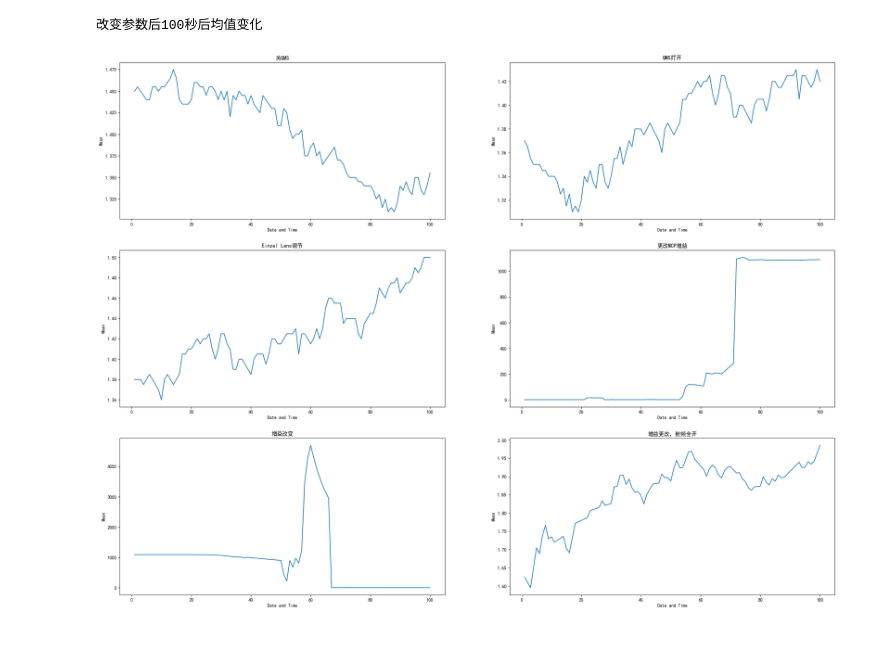
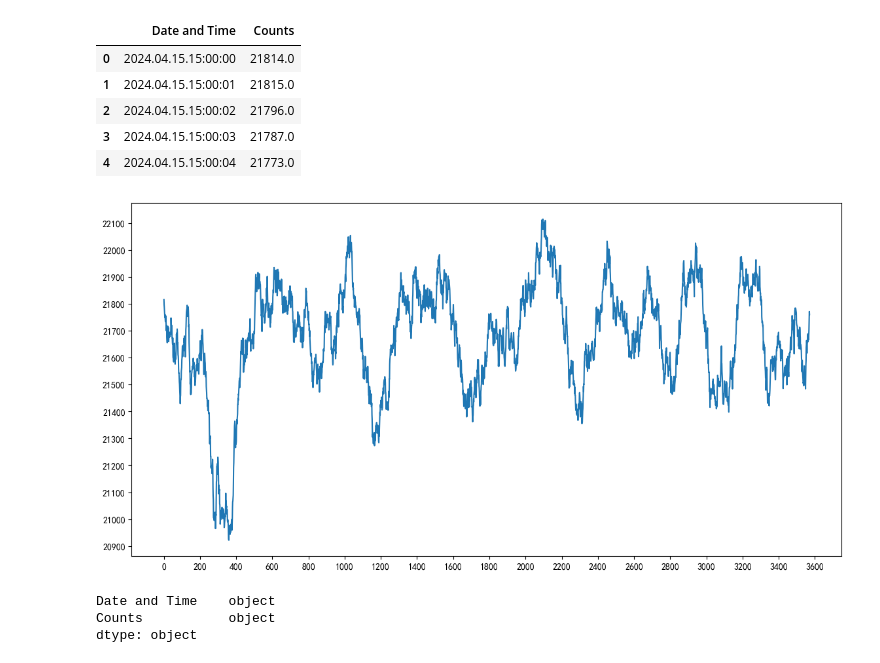
Before and after one commit to AlexSJL/General-UI-for-Counter-Monitoring-and-DC-Programming, a Jupyter notebook: Data_Analysis.ipynb, the cells around one changed output. Drawn from its saved outputs; the diff is of its cells as text; code cells hidden in the pictures.

```diff
--- a/Data_Analysis.ipynb
+++ b/Data_Analysis.ipynb
@@ -28,7 +29,7 @@ class DataAnalysis():
         df = df.loc[df['Bin_ID'] == bin]
 
         df = df[['Date and Time', 'Counts']]
-        df.to_csv(_filename, index=False)
+        df.to_csv(_filename, header = False, index=False)
 
     def line_check(self, win = 100):
         self.win = win
@@ -60,7 +61,7 @@ class DataAnalysis():
             ax.set_title('First {} data points'.format(self.win))
             ax.set_xlabel("Date and Time")
             ax.set_ylabel("Mean")
-            ax.plot(list(range(1, self.win + 1)), self.dic.iloc[:,1])
+            ax.plot(self.dic.iloc[:,0], self.dic.iloc[:,1])
         else:
             l = len(self.dic)
             num_wid = 2
@@ -68,40 +69,66 @@ class DataAnalysis():
             wid = num_wid * 14
             flen = num_len * 7
             fig, ax = plt.subplots(int(num_len), int(num_wid), figsize=(wid, flen))
-
+            tick_spacing = 20
 
             print("改变参数后{}".format(self.win)  + "秒后均值变化")
             for i in range(int(num_len)):
                 for j in range(int(num_wid)):
                     if 2 * i + j < l:
                         ax[i][j].set_title(self.dic[2 * i + j].iloc[0,3])
-                        #ax[i][j].xaxis.set_visible(False)
+                        ax[i][j].xaxis.set_major_locator(ticker.MultipleLocator(tick_spacing))
                         ax[i][j].set_xlabel("Date and Time")
                         ax[i][j].set_ylabel("Mean")
-                        ax[i][j].plot(list(range(1, self.win + 1)), self.dic[2 * i + j].iloc[:,1])
+                        ax[i][j].plot(list(range(1, len(self.dic[2 * i + j].iloc[:,0]) + 1)), self.dic[2 * i + j].iloc[:,1])
 
     def hist_plt(self, num_bin = 32):
         self.hist = []
         for bin in range(num_bin):
             bin_path = self.datapath + '/'  + str(self.Year) + str(self.Month) + str(self.Day) + '/' + 'Binned_Data'
-            _filename = bin_path + '/' + str(self.Year) + str(self.Month) + str(self.Day) + str(self.Hour) + "_Bin_" + str(bin) + "_Data.csv"
+            _filename = bin_path + '/' + str(self.Year) + str(self.Month) + str(self.Day) + str(self.Hour) + "_Bin_" + str(bin + 1) + "_Data.csv"
+            #print(_filename)
 
             col_names = ['Date and Time', 'Counts']
             try:
-                df = pd.read_csv(self.histogram_filename, names = col_names, header=None)
+                df = pd.read_csv(_filename, names = col_names, header=None, encoding = 'gbk', skiprows=1)
             except:
                 raise ValueError('The file or directory does not exist')
 
             self.hist.append(df)
+
+
+        #fig, ax = plt.subplots(num_bin, 1, figsize=(14, 7 * num_bin))
+
+        fig, ax = plt.subplots(1, 1, figsize=(14, 7))
+        tick_spacing0 = 100
+        tick_spacing1 = 200
+        ax.yaxis.set_major_locator(ticker.MultipleLocator(tick_spacing0))
+        ax.xaxis.set_major_locator(ticker.MultipleLocator(tick_spacing1))
+        ax.plot(list(range(1, len(self.hist[0].iloc[1:,0])+1)), self.hist[0].iloc[1:,1])
+        #for i in range(num_bin):
+            #import ipdb; ipdb.set_trace()
+        #    print(len(self.hist[i].iloc[1:,0]))
+        #    ax[i].set_title("Evolution of bin {}".format(str(i + 1)))
+        #    ax[i].set_xlabel("Date and Time")
+        #    ax[i].set_ylabel("Counts")
+        #    ax[i].plot(list(range(1, len(self.hist[i].iloc[1:,0]) + 1)), self.hist[i].iloc[1:,1])
 # %%
 year = '2024'
 Month = '04'
-day = '02'
-Hour = '16'
+day = '15'
+Hour = '15'
 datapath = 'D:/Data/'+ year + '/' + year + Month
 DA = DataAnalysis(datapath=datapath, Year=year, Month=Month, Day=day, Hour=Hour)
-DA.line_check()
-DA.line_check_plt()
+#DA.hist_sort()
+DA.hist_plt()
+DA.hist[0].head(5)
+#DA.line_check()
+#DA.line_check_plt()
 # %% [output]
-改变参数后100秒后均值变化
+|  | Date and Time | Counts |
+| 0 | 2024.04.15.15:00:00 | 21814.0 |
+| 1 | 2024.04.15.15:00:01 | 21815.0 |
+| 2 | 2024.04.15.15:00:02 | 21796.0 |
+| 3 | 2024.04.15.15:00:03 | 21787.0 |
+| 4 | 2024.04.15.15:00:04 | 21773.0 |
-[figure, old version]
+[figure, new version]
@@ -109,0 +135,6 @@ DA.line_check_plt()
+# %%
+print(DA.hist[0].dtypes)
+# %% [output]
+Date and Time    object
+Counts           object
+dtype: object
```
Also changed, not shown: parts of 2 cells of this notebook, 11 other files.
